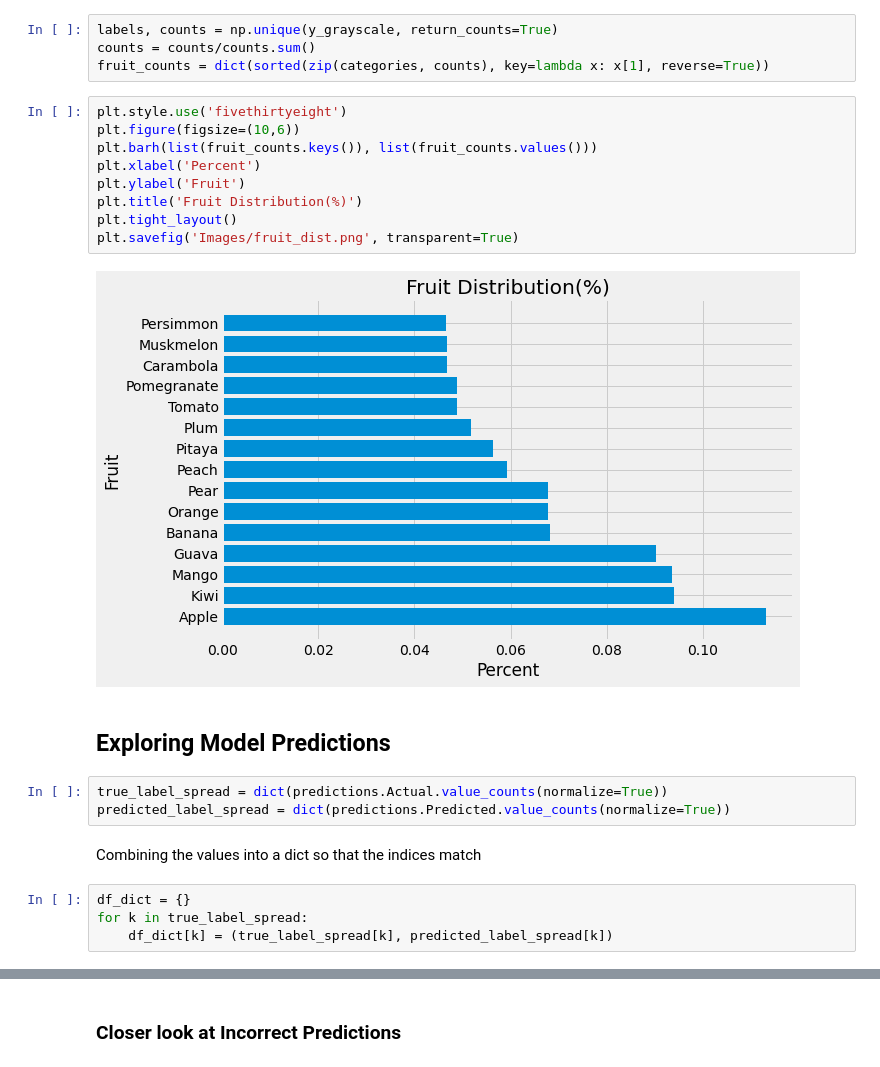
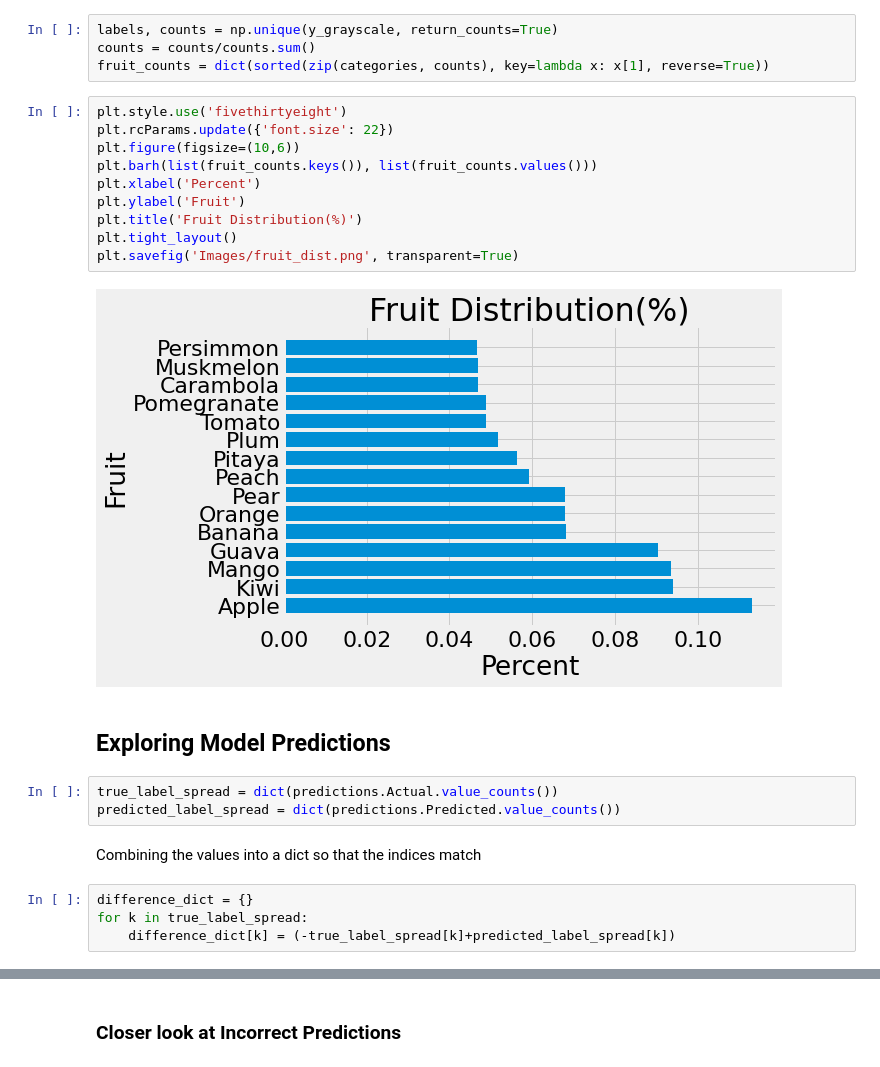
Before and after one commit to cmluna2913/FruitImageRecognition, a Jupyter notebook: EDA_and_Visualizations.ipynb, the cells around one changed output, grey strips where cells are left out. Cells and saved outputs as stored; diff of their text form.

```diff
--- a/EDA_and_Visualizations.ipynb
+++ b/EDA_and_Visualizations.ipynb
@@ -43,23 +45,24 @@ counts = counts/counts.sum()
 fruit_counts = dict(sorted(zip(categories, counts), key=lambda x: x[1], reverse=True))
 # %%
 plt.style.use('fivethirtyeight')
+plt.rcParams.update({'font.size': 22})
 plt.figure(figsize=(10,6))
 plt.barh(list(fruit_counts.keys()), list(fruit_counts.values()))
 plt.xlabel('Percent')
 plt.ylabel('Fruit')
 plt.title('Fruit Distribution(%)')
 plt.tight_layout()
 plt.savefig('Images/fruit_dist.png', transparent=True)
 # %% [output]
-[figure, old version]
+[figure, new version]
 # %% [markdown]
 ## Exploring Model Predictions
 # %%
-true_label_spread = dict(predictions.Actual.value_counts(normalize=True))
-predicted_label_spread = dict(predictions.Predicted.value_counts(normalize=True))
+true_label_spread = dict(predictions.Actual.value_counts())
+predicted_label_spread = dict(predictions.Predicted.value_counts())
 # %% [markdown]
 Combining the values into a dict so that the indices match
 # %%
-df_dict = {}
+difference_dict = {}
 for k in true_label_spread:
-    df_dict[k] = (true_label_spread[k], predicted_label_spread[k])
+    difference_dict[k] = (-true_label_spread[k]+predicted_label_spread[k])
```
Also changed, not shown: parts of 21 cells of this notebook, 34 other files.
